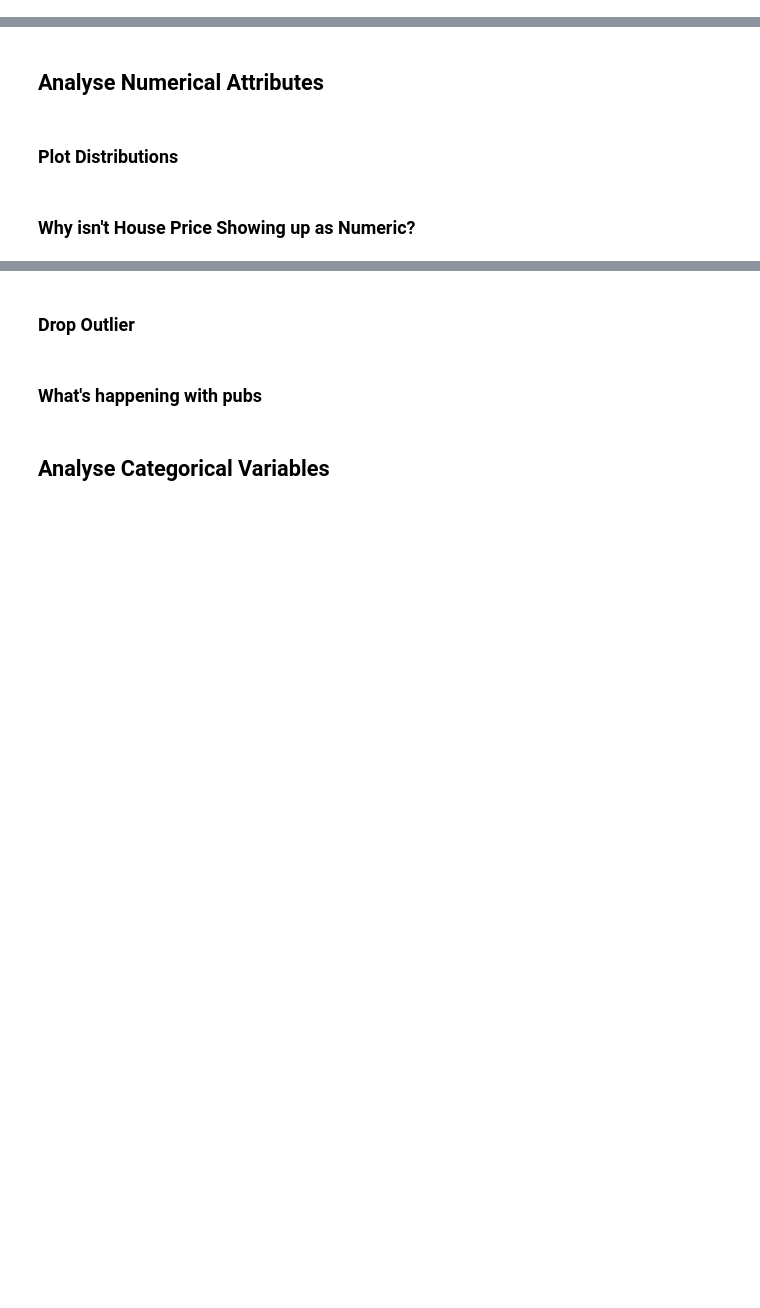
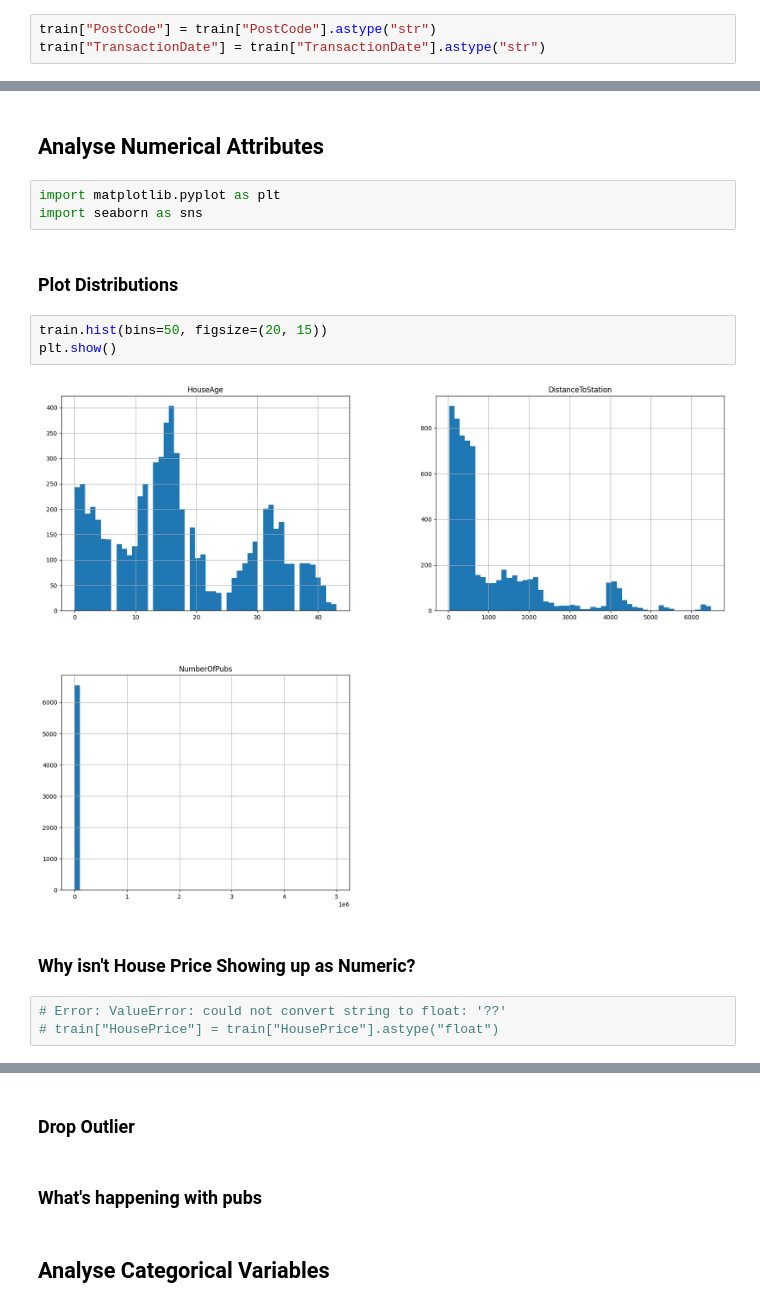
Before and after one commit to hypergalois/HousePricePredictionAPI, a Jupyter notebook: Regression.ipynb, the cells around one changed output, grey strips where cells are left out. Cells and saved outputs as stored; diff of their text form; blank space fills up the shorter version.

Commit message:
Add additional data visualization steps in Regression notebook

```diff
--- a/Regression.ipynb
+++ b/Regression.ipynb
@@ -108,0 +121,3 @@ memory usage: 358.1+ KB
+# %%
+train["PostCode"] = train["PostCode"].astype("str")
+train["TransactionDate"] = train["TransactionDate"].astype("str")
@@ -109,6 +132,17 @@ memory usage: 358.1+ KB
 # %% [markdown]
 ## Analyse Numerical Attributes
+# %%
+import matplotlib.pyplot as plt
+import seaborn as sns
 # %% [markdown]
 ### Plot Distributions
+# %%
+train.hist(bins=50, figsize=(20, 15))
+plt.show()
+# %% [output]
+[figure, added]
 # %% [markdown]
 ### Why isn't House Price Showing up as Numeric?
+# %%
+# Error: ValueError: could not convert string to float: '??'
+# train["HousePrice"] = train["HousePrice"].astype("float")
```
Also changed, not shown: parts of 10 cells of this notebook.
